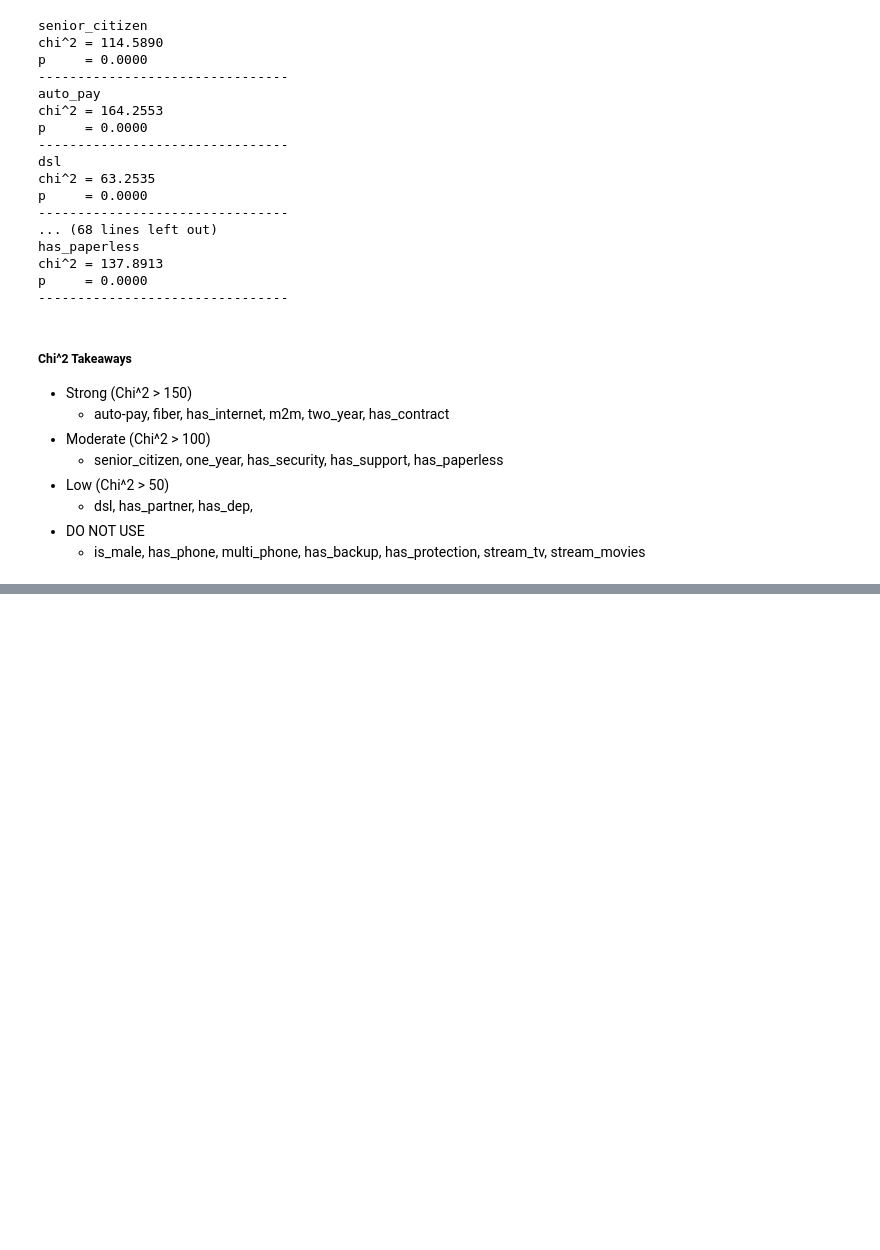
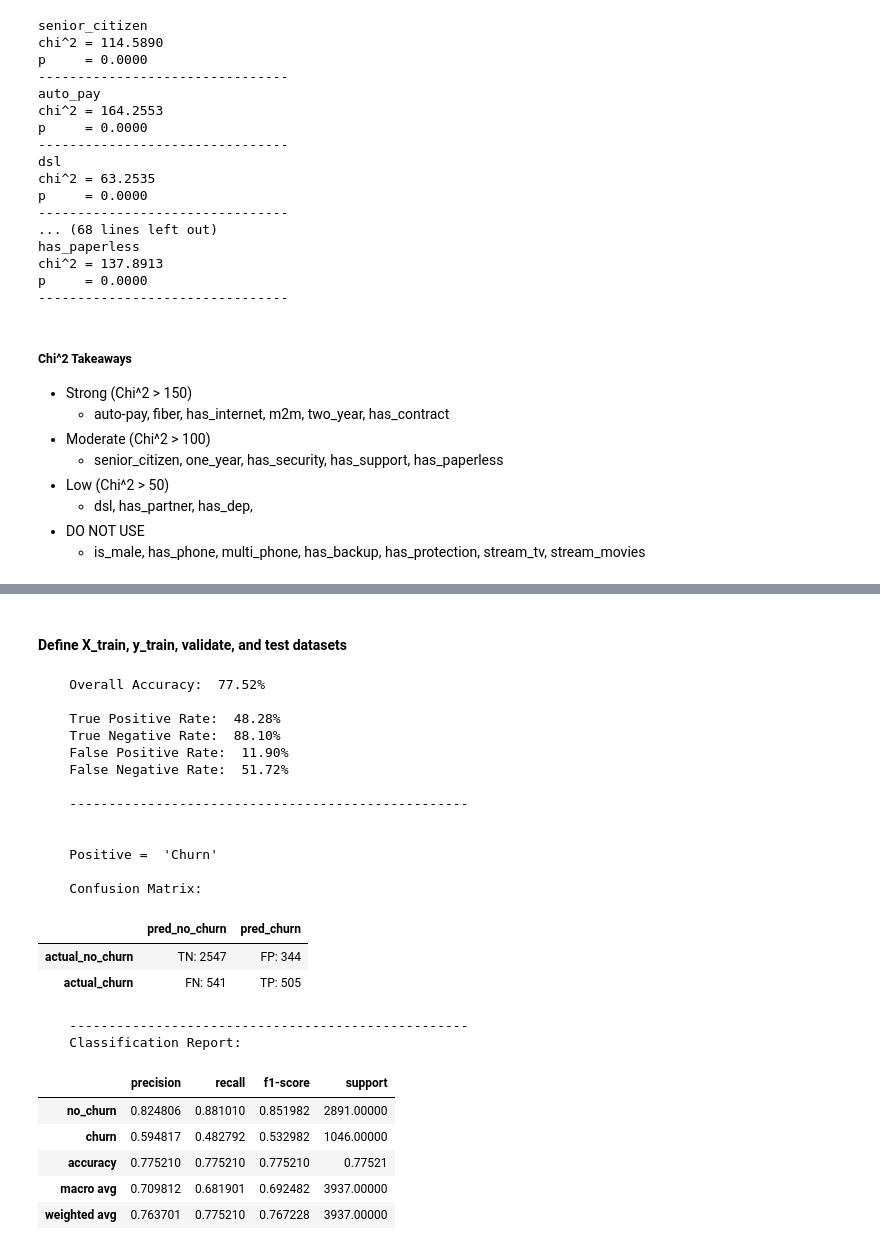
Before and after one commit to Tyler-Applegate/telco_churn_project, a Jupyter notebook: final_report.ipynb, the cells around one changed output, grey strips where cells are left out. Saved outputs shown, nothing was run; the diff lists cells and outputs as text; code cells hidden in the pictures; blank space fills up the shorter version.

```diff
--- a/final_report.ipynb
+++ b/final_report.ipynb
@@ -263,0 +336,42 @@ p     = 0.0000
+# %% [markdown]
+#### Define X_train, y_train, validate, and test datasets
+# %%
+# train
+X_train = train[['m2m', 'auto_pay', 'fiber', 'has_internet', 'monthly_charges']]
+y_train = train['has_churn']
+# validate
+X_validate = validate[['m2m', 'auto_pay', 'fiber', 'has_internet', 'monthly_charges']]
+y_validate = validate['has_churn']
+# test
+X_test = test[['m2m', 'auto_pay', 'fiber', 'has_internet', 'monthly_charges']]
+y_test = test['has_churn']
+# %%
+# Decision Tree
+tree_1 = DecisionTreeClassifier(max_depth=3, random_state=1221)
+tree_1.fit(X_train, y_train)
+explore.model_performs(X_train, y_train, tree_1)
+# %% [output]
+    Overall Accuracy:  77.52%
+
+    True Positive Rate:  48.28%
+    True Negative Rate:  88.10%
+    False Positive Rate:  11.90%
+    False Negative Rate:  51.72%
+
+    ---------------------------------------------------
+
+
+    Positive =  'Churn'
+
+    Confusion Matrix:
+|  | pred_no_churn | pred_churn |
+| actual_no_churn | TN: 2547 | FP: 344 |
+| actual_churn | FN: 541 | TP: 505 |
+    ---------------------------------------------------
+    Classification Report:
+|  | precision | recall | f1-score | support |
+| no_churn | 0.824806 | 0.881010 | 0.851982 | 2891.00000 |
+| churn | 0.594817 | 0.482792 | 0.532982 | 1046.00000 |
+| accuracy | 0.775210 | 0.775210 | 0.775210 | 0.77521 |
+| macro avg | 0.709812 | 0.681901 | 0.692482 | 3937.00000 |
+| weighted avg | 0.763701 | 0.775210 | 0.767228 | 3937.00000 |
```
Also changed, not shown: parts of 28 cells of this notebook.
